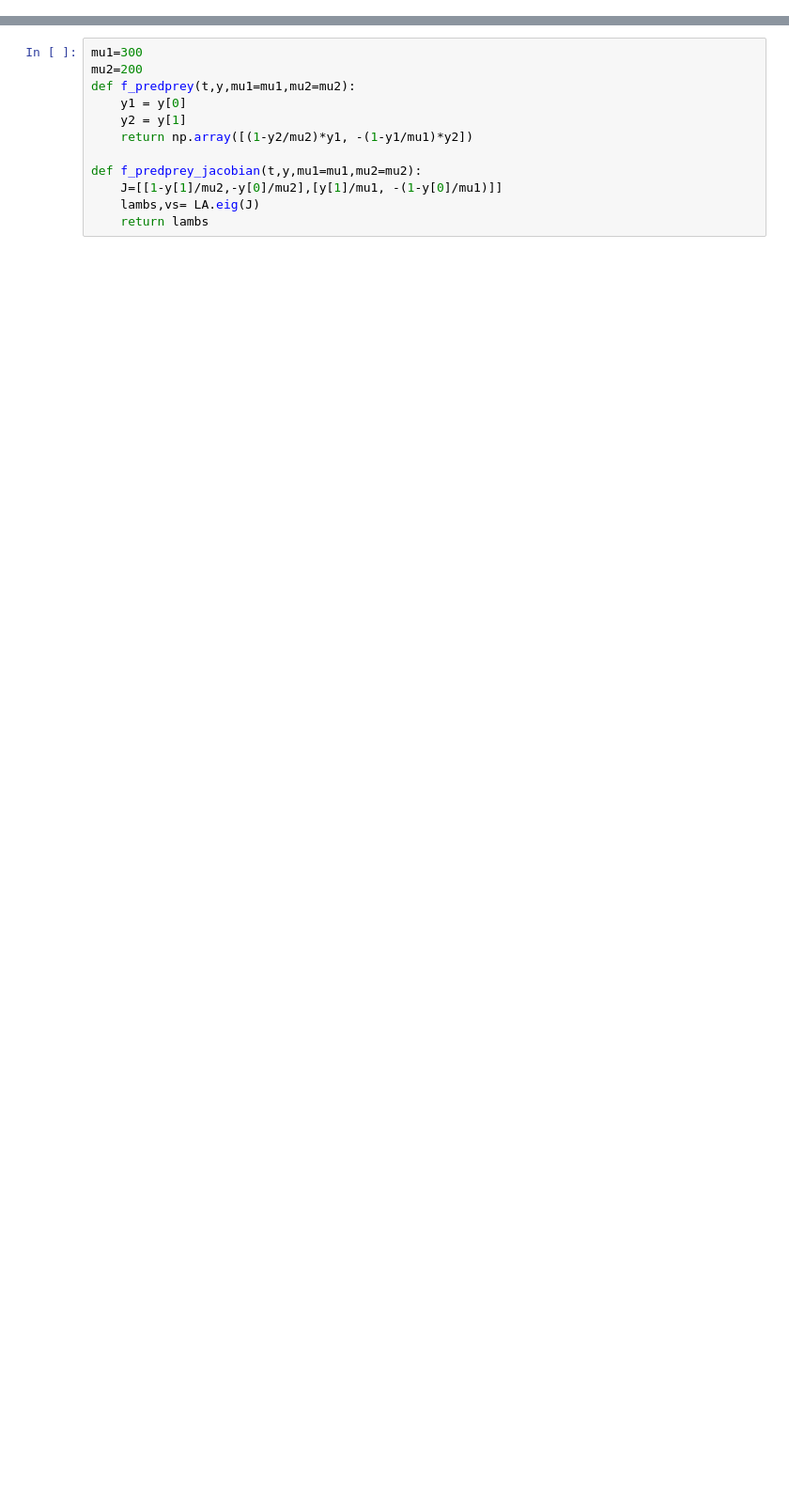
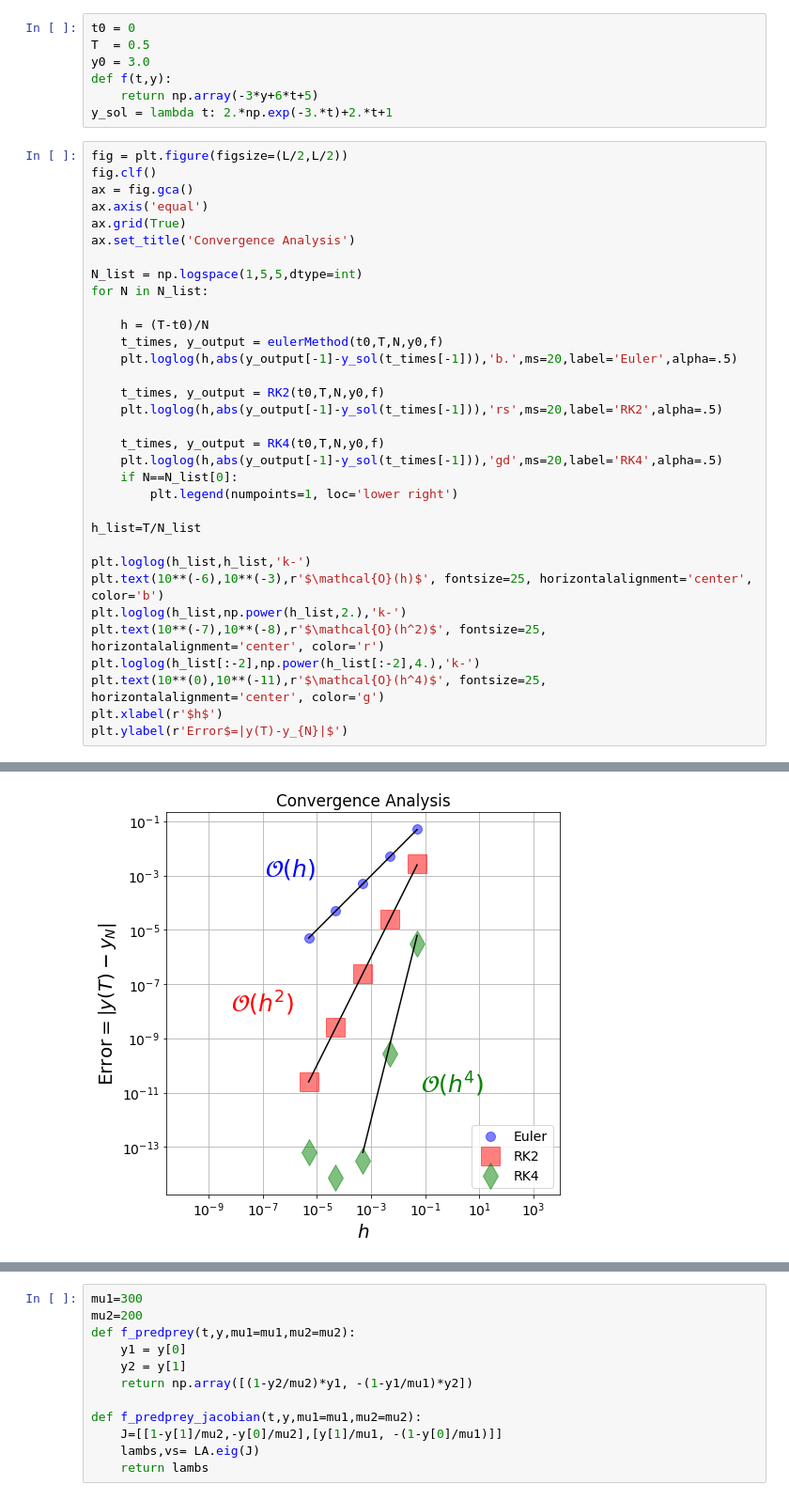
Before and after one commit to tclaudioe/Scientific-Computing, a Jupyter notebook: SC1v2/11_ODE.ipynb, the cells around one changed output, grey strips where cells are left out. Shown at 94% size. Cells and saved outputs as stored; diff of their text form; blank space fills up the shorter version.

```diff
--- a/SC1v2/11_ODE.ipynb
+++ b/SC1v2/11_ODE.ipynb
@@ -493,0 +434,41 @@ donde $\mu_1$ y $\mu_2$ son constantes de normalización.
+# %%
+t0 = 0
+T  = 0.5
+y0 = 3.0
+def f(t,y):
+    return np.array(-3*y+6*t+5)
+y_sol = lambda t: 2.*np.exp(-3.*t)+2.*t+1
+# %%
+fig = plt.figure(figsize=(L/2,L/2))
+fig.clf()
+ax = fig.gca()
+ax.axis('equal')
+ax.grid(True)
+ax.set_title('Convergence Analysis')
+
+N_list = np.logspace(1,5,5,dtype=int)
+for N in N_list:
+
+    h = (T-t0)/N
+    t_times, y_output = eulerMethod(t0,T,N,y0,f)
+    plt.loglog(h,abs(y_output[-1]-y_sol(t_times[-1])),'b.',ms=20,label='Euler',alpha=.5)
+
+    t_times, y_output = RK2(t0,T,N,y0,f)
+    plt.loglog(h,abs(y_output[-1]-y_sol(t_times[-1])),'rs',ms=20,label='RK2',alpha=.5)
+
+    t_times, y_output = RK4(t0,T,N,y0,f)
+    plt.loglog(h,abs(y_output[-1]-y_sol(t_times[-1])),'gd',ms=20,label='RK4',alpha=.5)
+    if N==N_list[0]:
+        plt.legend(numpoints=1, loc='lower right')
+
+h_list=T/N_list
+
+plt.loglog(h_list,h_list,'k-')
+plt.text(10**(-6),10**(-3),r'$\mathcal{O}(h)$', fontsize=25, horizontalalignment='center', color='b')
+plt.loglog(h_list,np.power(h_list,2.),'k-')
+plt.text(10**(-7),10**(-8),r'$\mathcal{O}(h^2)$', fontsize=25, horizontalalignment='center', color='r')
+plt.loglog(h_list[:-2],np.power(h_list[:-2],4.),'k-')
+plt.text(10**(0),10**(-11),r'$\mathcal{O}(h^4)$', fontsize=25, horizontalalignment='center', color='g')
+plt.xlabel(r'$h$')
+plt.ylabel(r'Error$=|y(T)-y_{N}|$')
+# %% [output]
@@ -493,0 +476 @@ donde $\mu_1$ y $\mu_2$ son constantes de normalización.
+[figure, added]
```
Also changed, not shown: parts of 100 cells of this notebook, 2 other files.
